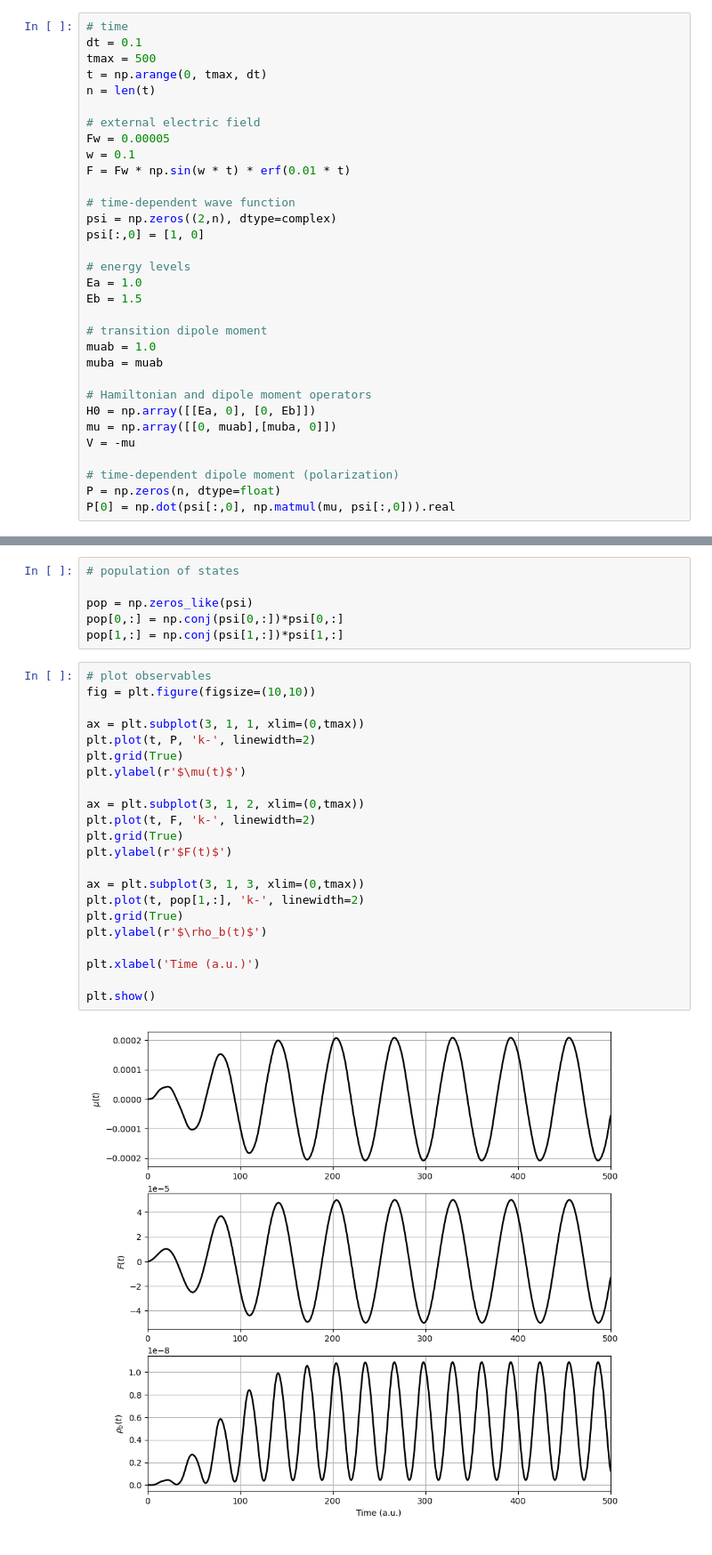
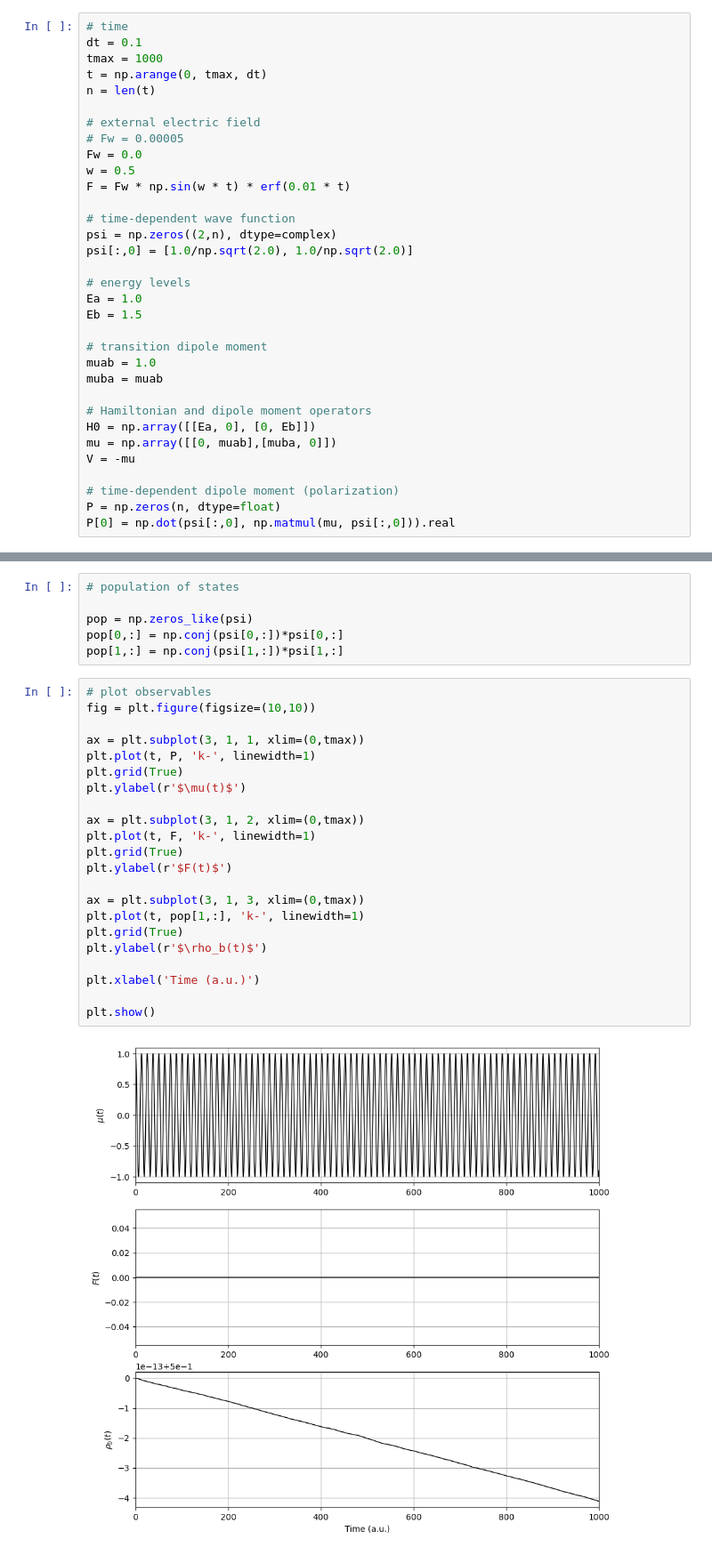
Before and after one commit to stefabat/RealTimePropagation, a Jupyter notebook: rtp.ipynb, the cells around one changed output, grey strips where cells are left out. Shown: that part at 89% size. Drawn from its saved outputs; the diff is of its cells as text.

```diff
--- a/rtp.ipynb
+++ b/rtp.ipynb
@@ -6,18 +6,19 @@ from scipy.special import erf
 # %%
 # time
 dt = 0.1
-tmax = 500
+tmax = 1000
 t = np.arange(0, tmax, dt)
 n = len(t)
 
 # external electric field
-Fw = 0.00005
-w = 0.1
+# Fw = 0.00005
+Fw = 0.0
+w = 0.5
 F = Fw * np.sin(w * t) * erf(0.01 * t)
 
 # time-dependent wave function
 psi = np.zeros((2,n), dtype=complex)
-psi[:,0] = [1, 0]
+psi[:,0] = [1.0/np.sqrt(2.0), 1.0/np.sqrt(2.0)]
 
 # energy levels
 Ea = 1.0
@@ -49,24 +50,24 @@ pop[1,:] = np.conj(psi[1,:])*psi[1,:]
 # %%
 # plot observables
 fig = plt.figure(figsize=(10,10))
 
 ax = plt.subplot(3, 1, 1, xlim=(0,tmax))
-plt.plot(t, P, 'k-', linewidth=2)
+plt.plot(t, P, 'k-', linewidth=1)
 plt.grid(True)
 plt.ylabel(r'$\mu(t)$')
 
 ax = plt.subplot(3, 1, 2, xlim=(0,tmax))
-plt.plot(t, F, 'k-', linewidth=2)
+plt.plot(t, F, 'k-', linewidth=1)
 plt.grid(True)
 plt.ylabel(r'$F(t)$')
 
 ax = plt.subplot(3, 1, 3, xlim=(0,tmax))
-plt.plot(t, pop[1,:], 'k-', linewidth=2)
+plt.plot(t, pop[1,:], 'k-', linewidth=1)
 plt.grid(True)
 plt.ylabel(r'$\rho_b(t)$')
 
 plt.xlabel('Time (a.u.)')
 
 plt.show()
 # %% [output]
-[figure, old version]
+[figure, new version]
```
